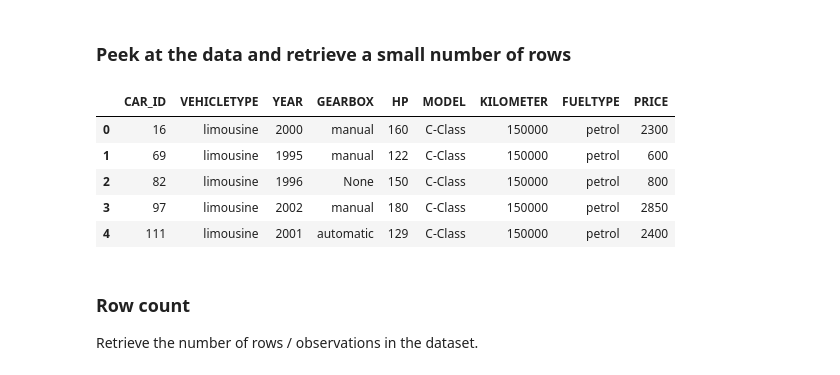
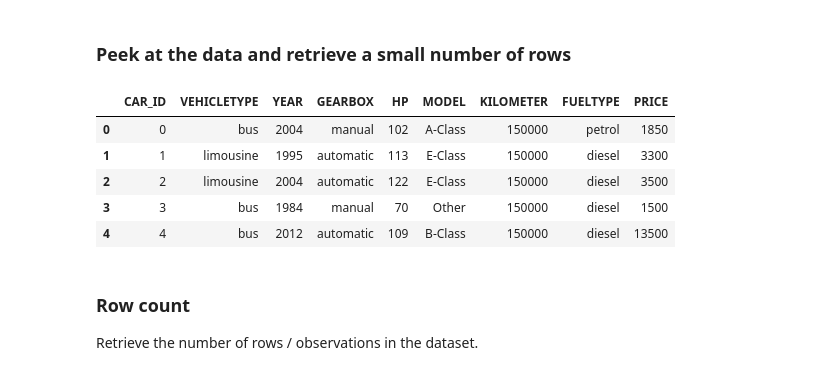
Before and after one commit to SAP-samples/hana-ml-samples, a Jupyter notebook: Python-API/usecase-examples/estimate-car-price/10 Exploratory Data Analysis.ipynb, the cells around one changed output. Cells and saved outputs as stored; diff of their text form; code cells hidden in the pictures.

```diff
--- a/Python-API/usecase-examples/estimate-car-price/10 Exploratory Data Analysis.ipynb
+++ b/Python-API/usecase-examples/estimate-car-price/10 Exploratory Data Analysis.ipynb
@@ -24,22 +23,22 @@ Instantiate a connecton object to SAP HANA.
 -  We recommend keeping these credentials in the Secure User Store of the SAP HANA Client. Retrieving the credentials from the Secure User Store prevents having to specify these credentials in clear text. See the blog on the SAP Commmunity to which these notebooks belong, for steps on how to use that Secure User Store.
 # %%
 import hana_ml.dataframe as dataframe
-conn = dataframe.ConnectionContext(key = 'hana_hxe')
+conn = dataframe.ConnectionContext(userkey = 'hana_hxe', encrypt = 'true', sslValidateCertificate = 'false')
 # %% [markdown]
 Create the SAP HANA DataFrame, which points to the table with historic sales. No data is extracted.
 # %%
-df_pushdown = conn.table(table = 'USEDCARPRICES', schema = 'ML')
+df_remote = conn.table(table = 'USEDCARPRICES')
 # %% [markdown]
 ### Peek at the data and retrieve a small number of rows
 # %%
-df_pushdown.head(5).collect()
+df_remote.head(5).collect()
 # %% [output]
 |  | CAR_ID | VEHICLETYPE | YEAR | GEARBOX | HP | MODEL | KILOMETER | FUELTYPE | PRICE |
-| 0 | 16 | limousine | 2000 | manual | 160 | C-Class | 150000 | petrol | 2300 |
-| 1 | 69 | limousine | 1995 | manual | 122 | C-Class | 150000 | petrol | 600 |
-| 2 | 82 | limousine | 1996 | None | 150 | C-Class | 150000 | petrol | 800 |
-| 3 | 97 | limousine | 2002 | manual | 180 | C-Class | 150000 | petrol | 2850 |
-| 4 | 111 | limousine | 2001 | automatic | 129 | C-Class | 150000 | petrol | 2400 |
+| 0 | 0 | bus | 2004 | manual | 102 | A-Class | 150000 | petrol | 1850 |
+| 1 | 1 | limousine | 1995 | automatic | 113 | E-Class | 150000 | diesel | 3300 |
+| 2 | 2 | limousine | 2004 | automatic | 122 | E-Class | 150000 | diesel | 3500 |
+| 3 | 3 | bus | 1984 | manual | 70 | Other | 150000 | diesel | 1500 |
+| 4 | 4 | bus | 2012 | automatic | 109 | B-Class | 150000 | diesel | 13500 |
 # %% [markdown]
 ### Row count
 Retrieve the number of rows / observations in the dataset.
```
Also changed, not shown: parts of 18 cells of this notebook, 5 other files.
